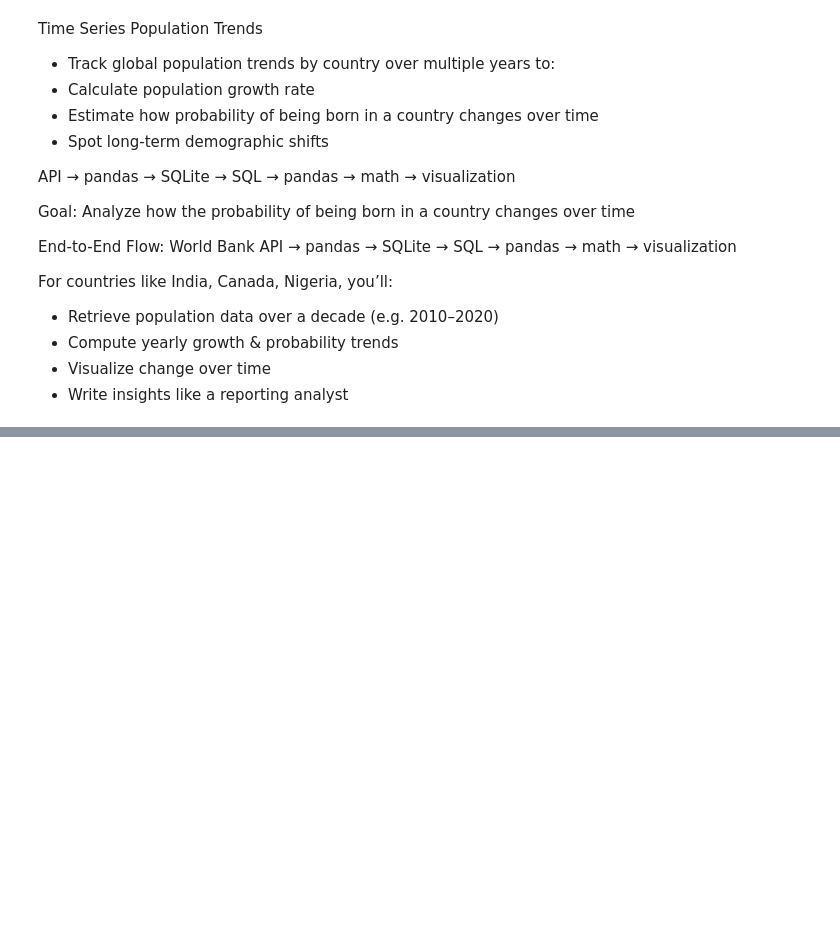
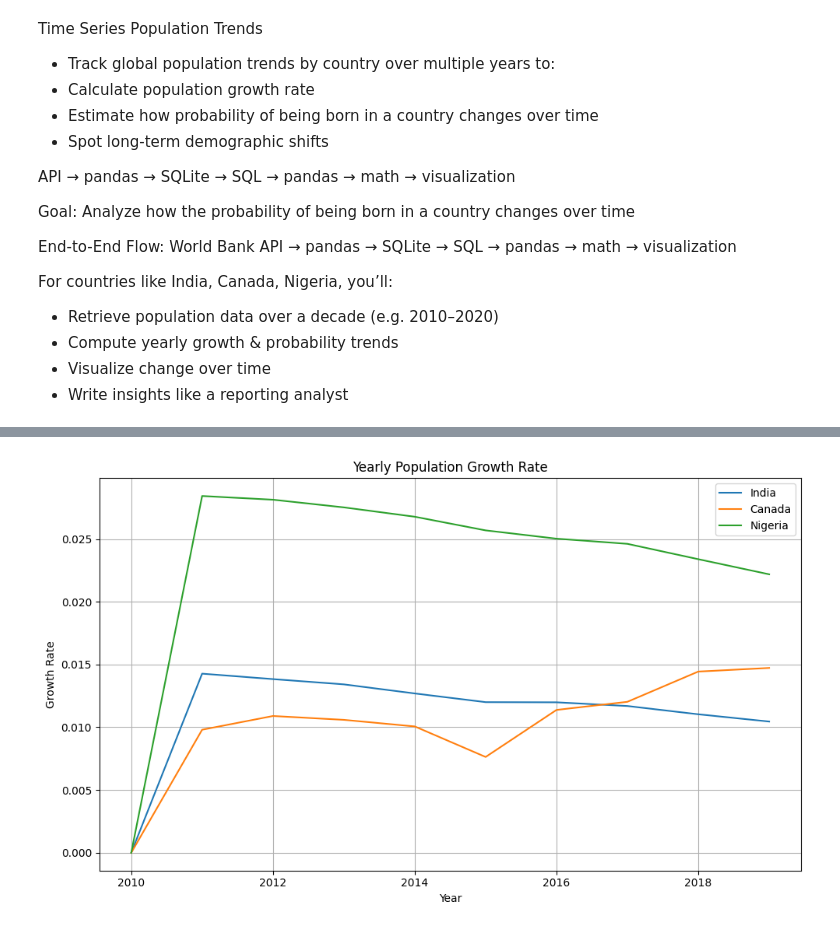
Before and after one commit to aleem-dev/DataAnalysis, a Jupyter notebook: ResearchExplore/Concepts/timeseriestrend/timeseriestrend.ipynb, the cells around one changed output, grey strips where cells are left out. Saved outputs shown, nothing was run; the diff lists cells and outputs as text; code cells hidden in the pictures; blank space fills up the shorter version.

```diff
--- a/ResearchExplore/Concepts/timeseriestrend/timeseriestrend.ipynb
+++ b/ResearchExplore/Concepts/timeseriestrend/timeseriestrend.ipynb
@@ -51,0 +174,15 @@ df.head()
+# %%
+plt.figure(figsize=(10,6))
+for country in countries:
+    sub = df_merged[df_merged['country'] == wb.economy.get(country)['value']]
+    plt.plot(sub['year'], sub['growth'], label=sub['country'].iloc[0])
+
+plt.title("Yearly Population Growth Rate")
+plt.ylabel("Growth Rate")
+plt.xlabel("Year")
+plt.legend()
+plt.grid(True)
+plt.tight_layout()
+plt.show()
+# %% [output]
+[figure, added]
```
Also changed, not shown: parts of 9 cells of this notebook, 1 other file.
